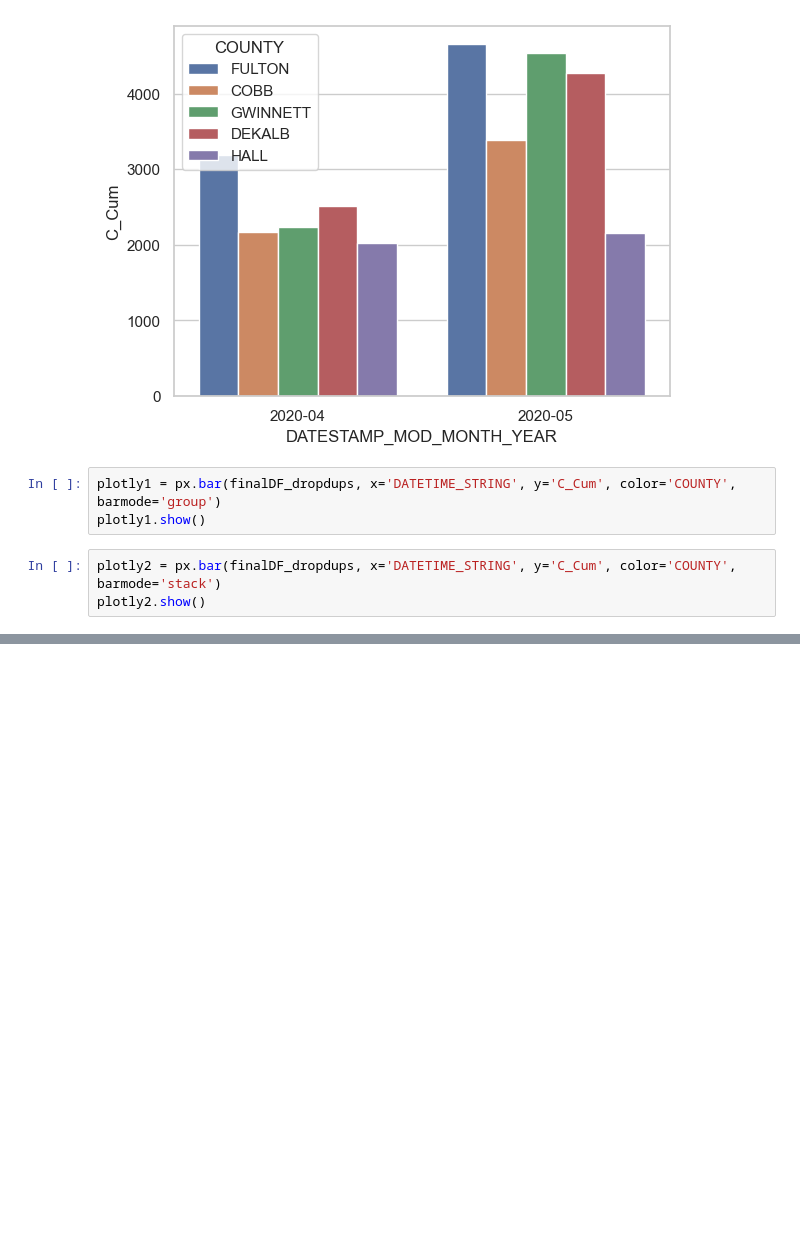
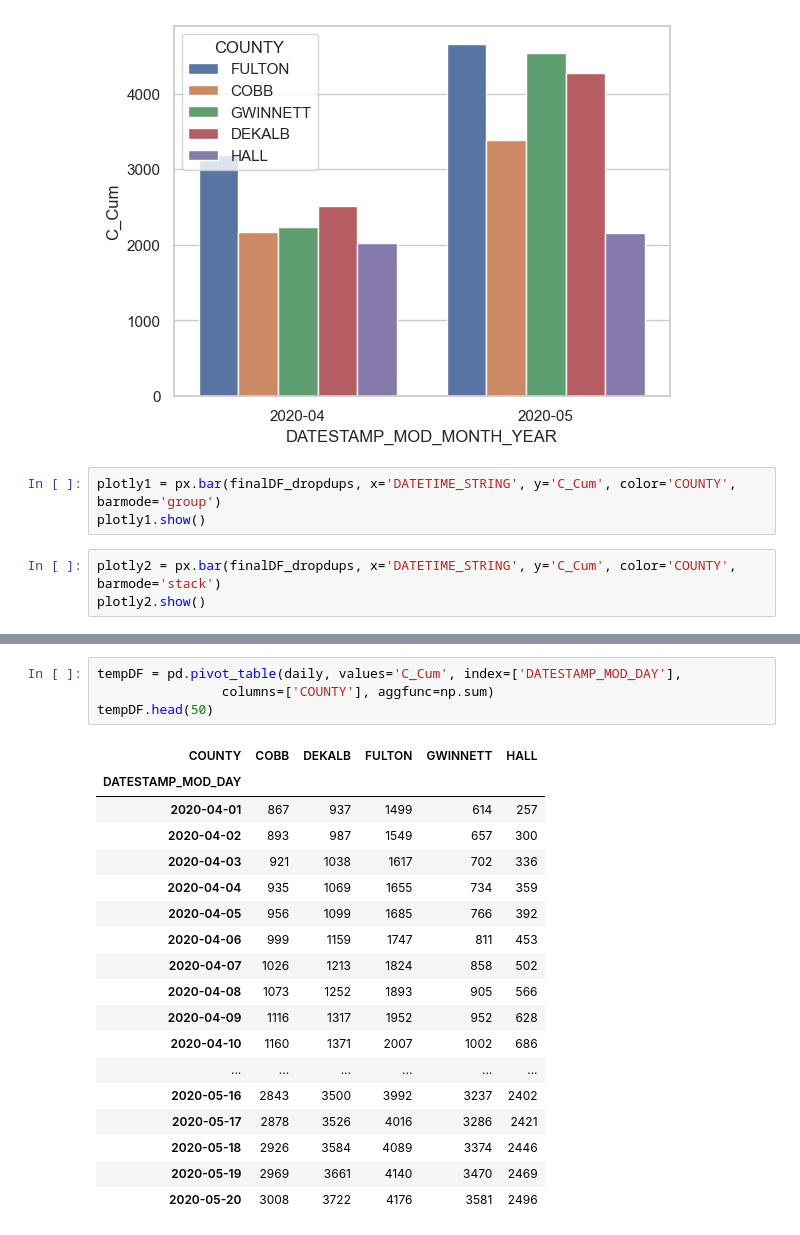
Before and after one commit to lozo6/healthcare-visuals, a Jupyter notebook: visualization.ipynb, the cells around one changed output, grey strips where cells are left out. Cells and saved outputs as stored; diff of their text form; blank space fills up the shorter version.

```diff
--- a/visualization.ipynb
+++ b/visualization.ipynb
@@ -509,0 +541,23 @@ plotly2.show()
+# %%
+tempDF = pd.pivot_table(daily, values='C_Cum', index=['DATESTAMP_MOD_DAY'],
+                columns=['COUNTY'], aggfunc=np.sum)
+tempDF.head(50)
+# %% [output]
+| COUNTY | COBB | DEKALB | FULTON | GWINNETT | HALL |
+| DATESTAMP_MOD_DAY |  |  |  |  |  |
+| 2020-04-01 | 867 | 937 | 1499 | 614 | 257 |
+| 2020-04-02 | 893 | 987 | 1549 | 657 | 300 |
+| 2020-04-03 | 921 | 1038 | 1617 | 702 | 336 |
+| 2020-04-04 | 935 | 1069 | 1655 | 734 | 359 |
+| 2020-04-05 | 956 | 1099 | 1685 | 766 | 392 |
+| 2020-04-06 | 999 | 1159 | 1747 | 811 | 453 |
+| 2020-04-07 | 1026 | 1213 | 1824 | 858 | 502 |
+| 2020-04-08 | 1073 | 1252 | 1893 | 905 | 566 |
+| 2020-04-09 | 1116 | 1317 | 1952 | 952 | 628 |
+| 2020-04-10 | 1160 | 1371 | 2007 | 1002 | 686 |
+| ... | ... | ... | ... | ... | ... |
+| 2020-05-16 | 2843 | 3500 | 3992 | 3237 | 2402 |
+| 2020-05-17 | 2878 | 3526 | 4016 | 3286 | 2421 |
+| 2020-05-18 | 2926 | 3584 | 4089 | 3374 | 2446 |
+| 2020-05-19 | 2969 | 3661 | 4140 | 3470 | 2469 |
+| 2020-05-20 | 3008 | 3722 | 4176 | 3581 | 2496 |
```
Also changed, not shown: parts of 16 cells of this notebook, 1 other file.
